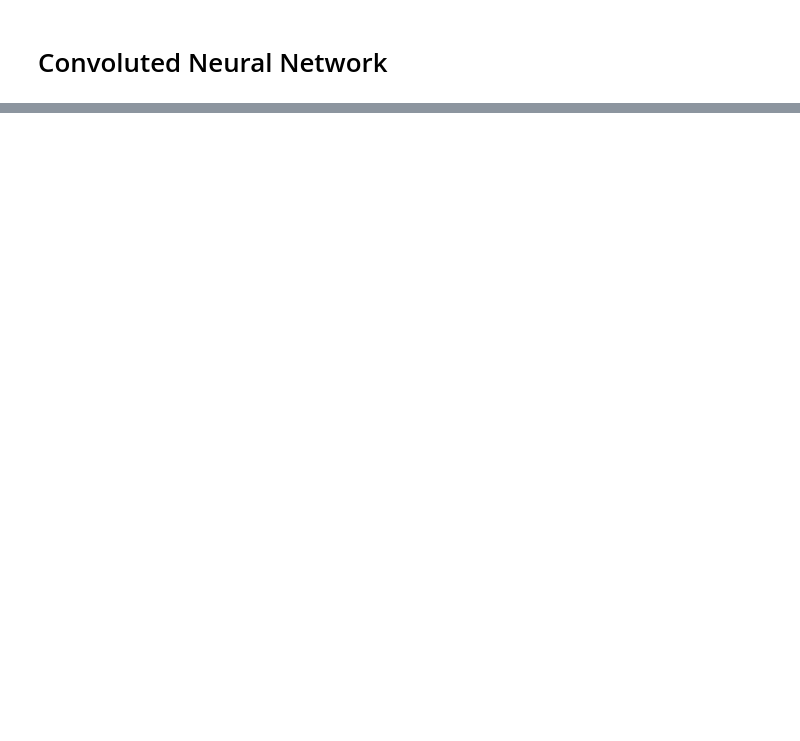
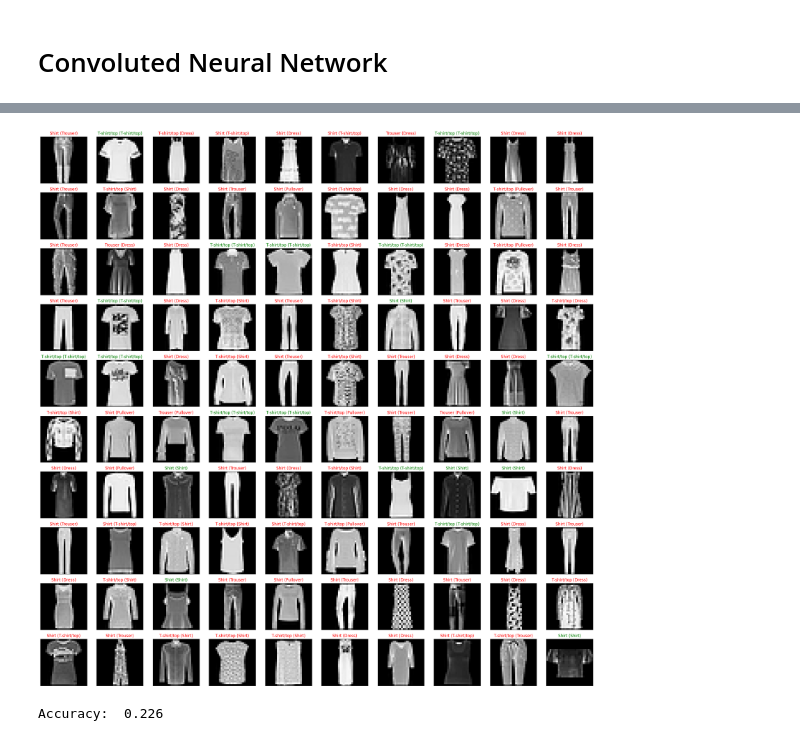
Before and after one commit to AnnaMariaGnat/ML_Project, a Jupyter notebook: Notebooks/03-CNN/04-CNN.ipynb, the cells around one changed output, grey strips where cells are left out. Drawn from its saved outputs; the diff is of its cells as text; code cells hidden in the pictures; blank space fills up the shorter version.

```diff
--- a/Notebooks/03-CNN/04-CNN.ipynb
+++ b/Notebooks/03-CNN/04-CNN.ipynb
@@ -173,8 +193,10 @@ def runCNN(epochs, learning_rate, batch_size, ks, pad):
         test(test_loader, model, loss_fn)
     print("Done!")
 # %%
-epochs = 10
+''' Choose parameters '''
+
+epochs = 5
 learning_rate = 1e-3
-batch_size = 100
+batch_size = 10000
 ks = 3 # kernel size
 pad = 1 # padding
@@ -182,0 +203,13 @@ runCNN(epochs, learning_rate, batch_size, ks, pad)
+# %%
+''' Train (test) and save the model '''
+
+# if file exists, load model
+if not os.path.isfile("model.pth"):
+    runCNN(epochs, learning_rate, batch_size, ks, pad)
+    torch.save(model.state_dict(), "model.pth")
+    print("Saved PyTorch Model State to model.pth")
+
+else:
+    model = NeuralNetwork().to(device)
+    model.load_state_dict(torch.load("model.pth"))
+    print("Loaded PyTorch Model State from model.pth")
@@ -182,0 +257,46 @@ runCNN(epochs, learning_rate, batch_size, ks, pad)
+# %%
+# Make predictions
+with torch.no_grad():
+    pred = model(tensor_test_data_x.to(device))
+
+    # Plot the first 100 images in the test set
+    fig = plt.figure(figsize=(30, 30))
+    for i in range(100):
+        ax = fig.add_subplot(10, 10, i + 1, xticks=[], yticks=[])
+        ax.imshow(tensor_test_data_x[i].reshape(28, 28), cmap='gray')
+        pred_idx = torch.argmax(pred[i])
+        true_idx = tensor_test_data_y[i]
+        ax.set_title("{} ({})".format(classes[pred_idx.item()], classes[true_idx.item()]),
+                     color=("green" if pred_idx == true_idx else "red"))
+    plt.show()
+
+
+# Plot random images from the test set, their predicted labels, and the true labels
+# fig = plt.figure(figsize=(30, 30))
+# i = np.random.randint(0, 5000)
+# ax = fig.add_subplot(10, 10, 1, xticks=[], yticks=[])
+# ax.imshow(tensor_test_data_x[i].reshape(28, 28), cmap='gray')
+# pred_idx = torch.argmax(pred[i])
+# true_idx = tensor_test_data_y[i]
+# ax.set_title("{} ({})".format(classes[pred_idx.item()], classes[true_idx.item()]),
+#              color=("green" if pred_idx == true_idx else "red"))
+# plt.show()
+
+
+''' Calculate accuracy '''
+
+# Calculate accuracy
+correct = 0
+total = 0
+with torch.no_grad():
+    for i in range(len(tensor_test_data_x)):
+        real_class = tensor_test_data_y[i]
+        net_out = model(tensor_test_data_x[i].view(-1, 1, 28, 28).to(device))[0]
+        predicted_class = torch.argmax(net_out)
+        if predicted_class == real_class:
+            correct += 1
+        total += 1
+print("Accuracy: ", round(correct / total, 3))
+# %% [output]
+[figure, added]
+Accuracy:  0.226
```
Also changed, not shown: parts of 7 cells of this notebook, 2 other files.
